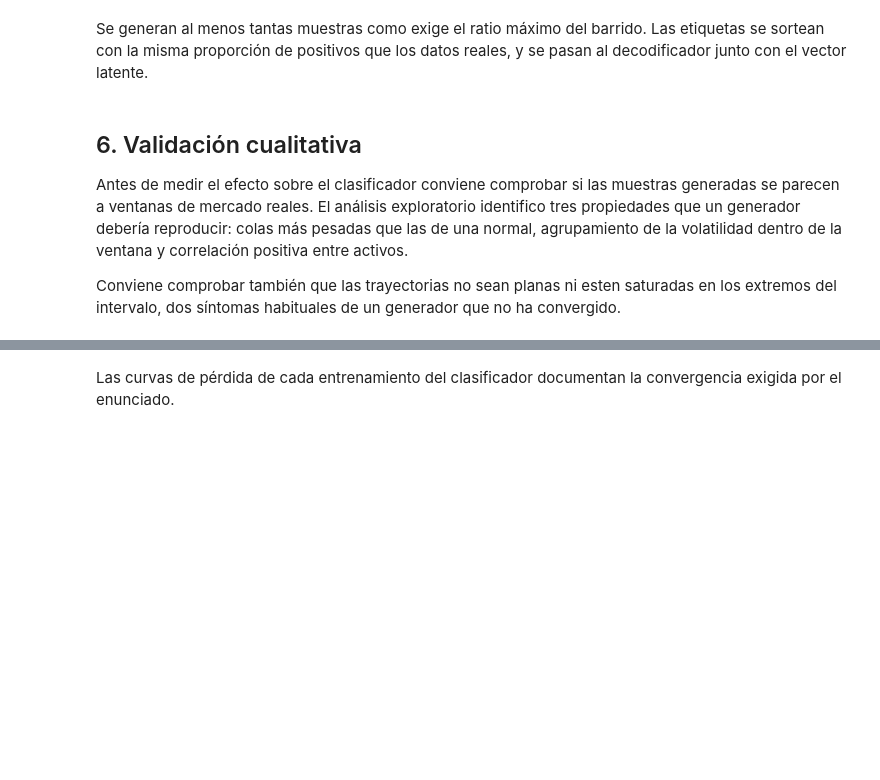
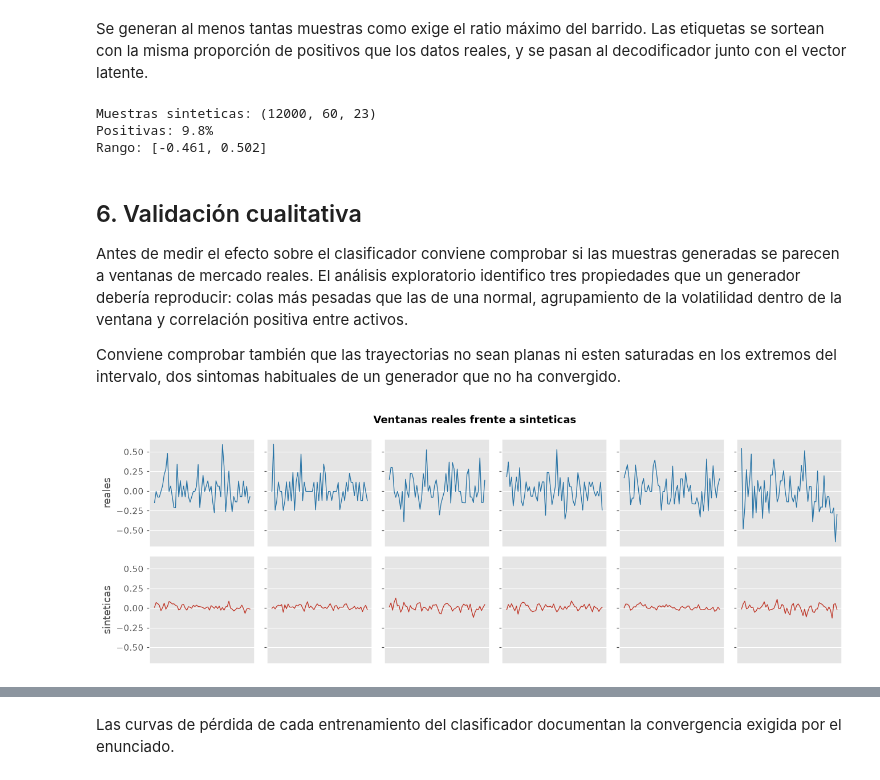
Before and after one commit to raulrodriguezlr/B5-T1, a Jupyter notebook: notebooks/05_generador_cvae.ipynb, the cells around one changed output, grey strips where cells are left out. Drawn from its saved outputs; the diff is of its cells as text; code cells hidden in the pictures; blank space fills up the shorter version.

```diff
--- a/notebooks/05_generador_cvae.ipynb
+++ b/notebooks/05_generador_cvae.ipynb
@@ -174,3 +407,25 @@ N_SINTETICOS = int(config.N_REALES * max(config.RATIOS_SINTETICOS))
+# %%
+N_SINTETICOS = int(config.N_REALES * max(config.RATIOS_SINTETICOS))
+
+rng = np.random.default_rng(config.SEMILLA)
+
+# Las etiquetas se sortean con la misma tasa de positivos que los datos reales.
+tasa_positivos = float(y_real.mean())
+y_synth = (rng.random(N_SINTETICOS) < tasa_positivos).astype("float32")
+
+# Se muestrea el espacio latente de una normal estandar y se decodifica junto
+# con la etiqueta pedida.
+z_muestras = rng.normal(size=(N_SINTETICOS, DIM_LATENTE)).astype("float32")
+X_synth_plano = decodificador.predict([z_muestras, y_synth], verbose=0)
+X_synth = X_synth_plano.reshape(N_SINTETICOS, n_pasos, n_activos).astype("float32")
+
+print(f"Muestras sinteticas: {X_synth.shape}")
+print(f"Positivas: {y_synth.mean():.1%}")
+print(f"Rango: [{X_synth.min():.3f}, {X_synth.max():.3f}]")
+# %% [output]
+Muestras sinteticas: (12000, 60, 23)
+Positivas: 9.8%
+Rango: [-0.461, 0.502]
 # %% [markdown]
 ## 6. Validación cualitativa
 
@@ -181,11 +436,13 @@ pesadas que las de una normal, agrupamiento de la volatilidad dentro de la
 ventana y correlación positiva entre activos.
 
 Conviene comprobar también que las trayectorias no sean planas ni esten saturadas
-en los extremos del intervalo, dos síntomas habituales de un generador que no ha
+en los extremos del intervalo, dos sintomas habituales de un generador que no ha
 convergido.
 # %%
 graficos.comparar_trayectorias(
-    X_real, X_synth, "Ventanas reales frente a sintéticas", "05_trayectorias")
+    X_real, X_synth, "Ventanas reales frente a sinteticas", "05_trayectorias")
 plt.show()
+# %% [output]
+[figure, added]
 # %%
 graficos.comparar_distribuciones(
```
Also changed, not shown: parts of 28 cells of this notebook.
